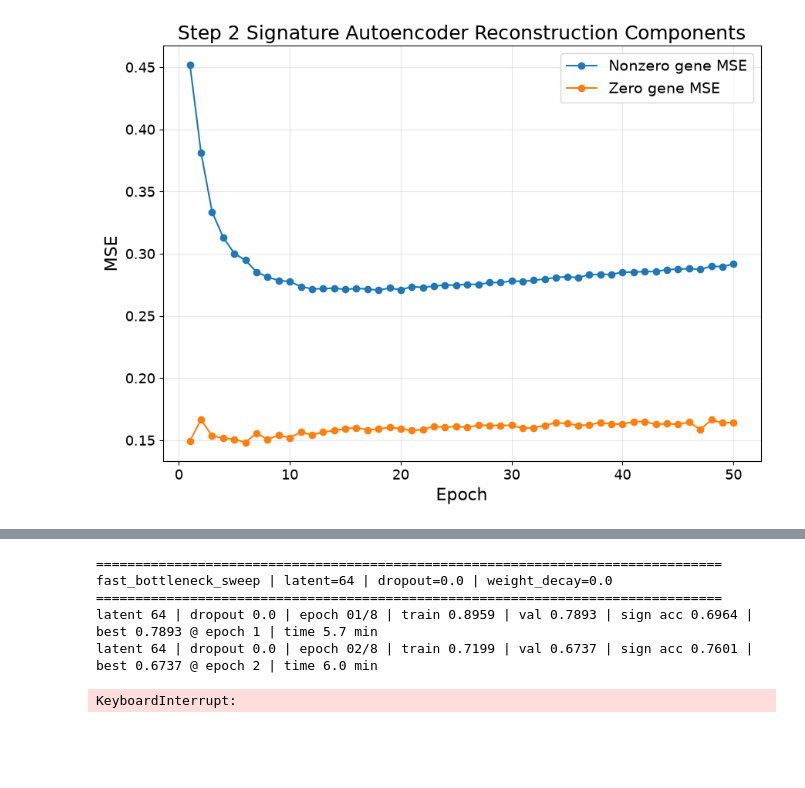
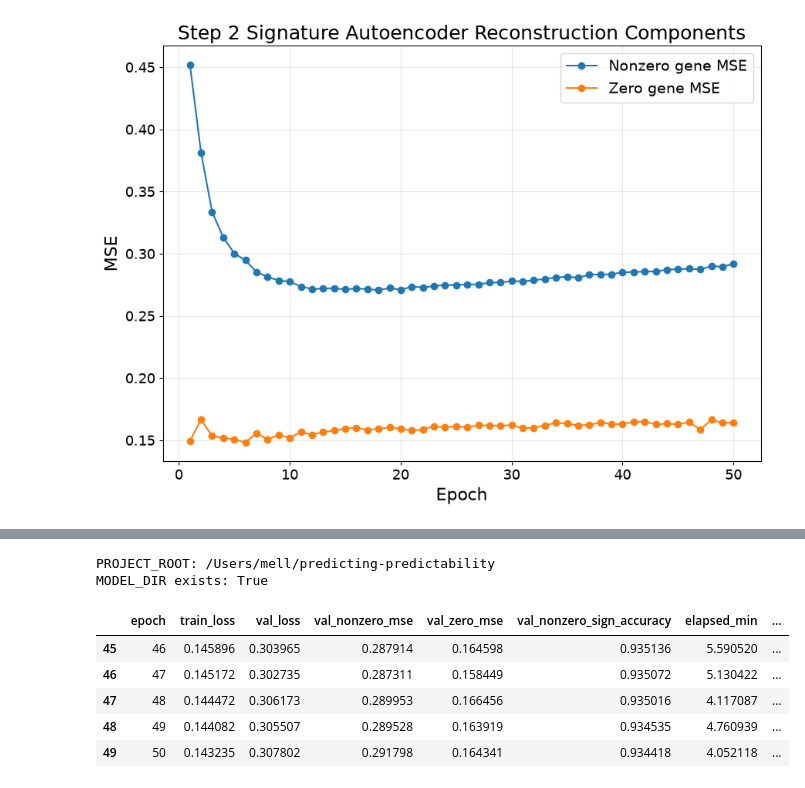
Before and after one commit to mell508-gif/predicting-predictability, a Jupyter notebook: data/july_wraps.ipynb, the cells around one changed output, grey strips where cells are left out. Drawn from its saved outputs; the diff is of its cells as text; code cells hidden in the pictures; blank space fills up the shorter version.

Commit message:
Compare signature autoencoders and save Step 2 outputs

```diff
--- a/data/july_wraps.ipynb
+++ b/data/july_wraps.ipynb
@@ -3555,25 +3128,23 @@ Fast sweep val rows: 3000
-# %%
-fast_configs = [
-    {"latent_dim": 64, "dropout": 0.0, "weight_decay": 0.0},
-    {"latent_dim": 128, "dropout": 0.0, "weight_decay": 0.0},
-    {"latent_dim": 256, "dropout": 0.0, "weight_decay": 0.0},
-]
-
-for cfg in fast_configs:
-    run_fast_signature_config(
-        phase="fast_bottleneck_sweep",
-        latent_dim=cfg["latent_dim"],
-        dropout=cfg["dropout"],
-        weight_decay=cfg["weight_decay"],
-        epochs=8,
-        patience=2,
-    )
-
-print("Fast bottleneck sweep complete.")
-# %% [output]
-================================================================================
-fast_bottleneck_sweep | latent=64 | dropout=0.0 | weight_decay=0.0
-================================================================================
-latent 64 | dropout 0.0 | epoch 01/8 | train 0.8959 | val 0.7893 | sign acc 0.6964 | best 0.7893 @ epoch 1 | time 5.7 min
-latent 64 | dropout 0.0 | epoch 02/8 | train 0.7199 | val 0.6737 | sign acc 0.7601 | best 0.6737 @ epoch 2 | time 6.0 min
-KeyboardInterrupt:
+# %%
+from pathlib import Path
+import pandas as pd
+
+PROJECT_ROOT = Path.cwd().parent if Path.cwd().name == "data" else Path.cwd()
+MODEL_DIR = PROJECT_ROOT / "models"
+
+print("PROJECT_ROOT:", PROJECT_ROOT)
+print("MODEL_DIR exists:", MODEL_DIR.exists())
+
+metrics_path = MODEL_DIR / "step2_signature_autoencoder_latent128_metrics.csv"
+metrics = pd.read_csv(metrics_path)
+
+metrics.tail()
+# %% [output]
+PROJECT_ROOT: /Users/mell/predicting-predictability
+MODEL_DIR exists: True
+|  | epoch | train_loss | val_loss | val_nonzero_mse | val_zero_mse | val_nonzero_sign_accuracy | elapsed_min | ... |
+| 45 | 46 | 0.145896 | 0.303965 | 0.287914 | 0.164598 | 0.935136 | 5.590520 | ... |
+| 46 | 47 | 0.145172 | 0.302735 | 0.287311 | 0.158449 | 0.935072 | 5.130422 | ... |
+| 47 | 48 | 0.144472 | 0.306173 | 0.289953 | 0.166456 | 0.935016 | 4.117087 | ... |
+| 48 | 49 | 0.144082 | 0.305507 | 0.289528 | 0.163919 | 0.934535 | 4.760939 | ... |
+| 49 | 50 | 0.143235 | 0.307802 | 0.291798 | 0.164341 | 0.934418 | 4.052118 | ... |
```
Also changed, not shown: parts of 11 cells of this notebook, 28 other files.
